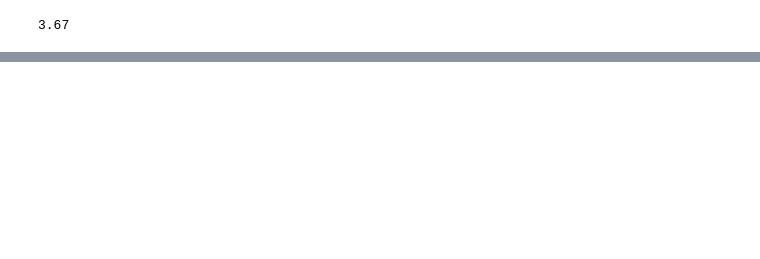
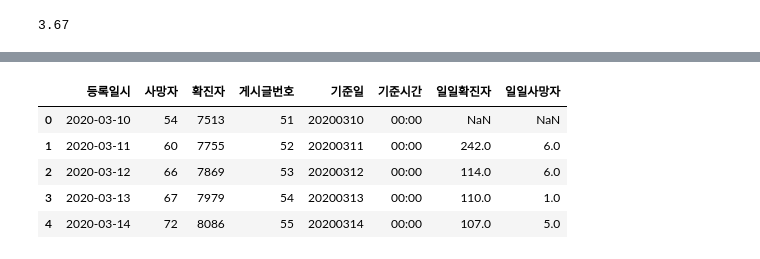
Before and after one commit to bsmoon-86/ubion-5, a Jupyter notebook: 220831/pandas.ipynb, the cells around one changed output, grey strips where cells are left out. Cells and saved outputs as stored; diff of their text form; code cells hidden in the pictures; blank space fills up the shorter version.

```diff
--- a/220831/pandas.ipynb
+++ b/220831/pandas.ipynb
@@ -208,0 +372,3 @@ sales_df_copy.head()
+# %%
+# 결측치가 존재하는 컬럼을 삭제
+corona.dropna(axis="columns", inplace=True)
@@ -208,0 +377,6 @@ sales_df_copy.head()
+# %%
+# 등록일시를 기준으로 오름차순 정렬
+corona.sort_values(["등록일시"], inplace=True)
+# %%
+# 인덱스의 값을 재지정(기존의 인덱스는 삭제)
+corona.reset_index(drop=True, inplace=True)
@@ -208,0 +392,4 @@ sales_df_copy.head()
+# %%
+# 등록일시 데이터 datetime 변경
+corona["등록일시"] = pd.to_datetime(corona["등록일시"], \
+    format="%Y-%m-%d %H:%M:%S")
@@ -208,0 +413,12 @@ sales_df_copy.head()
+# %%
+## 일일확진자, 일일사망자라는 컬럼을 추가
+corona["일일확진자"] = corona["확진자"] - corona["확진자"].shift()
+corona["일일사망자"] = corona["사망자"].diff()
+corona.head()
+# %% [output]
+|  | 등록일시 | 사망자 | 확진자 | 게시글번호 | 기준일 | 기준시간 | 일일확진자 | 일일사망자 |
+| 0 | 2020-03-10 | 54 | 7513 | 51 | 20200310 | 00:00 | NaN | NaN |
+| 1 | 2020-03-11 | 60 | 7755 | 52 | 20200311 | 00:00 | 242.0 | 6.0 |
+| 2 | 2020-03-12 | 66 | 7869 | 53 | 20200312 | 00:00 | 114.0 | 6.0 |
+| 3 | 2020-03-13 | 67 | 7979 | 54 | 20200313 | 00:00 | 110.0 | 1.0 |
+| 4 | 2020-03-14 | 72 | 8086 | 55 | 20200314 | 00:00 | 107.0 | 5.0 |
```
Also changed, not shown: parts of 33 cells of this notebook.
